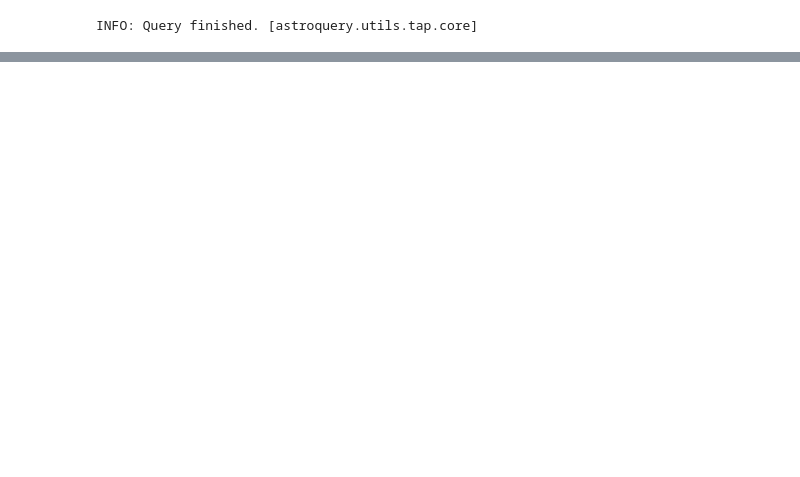
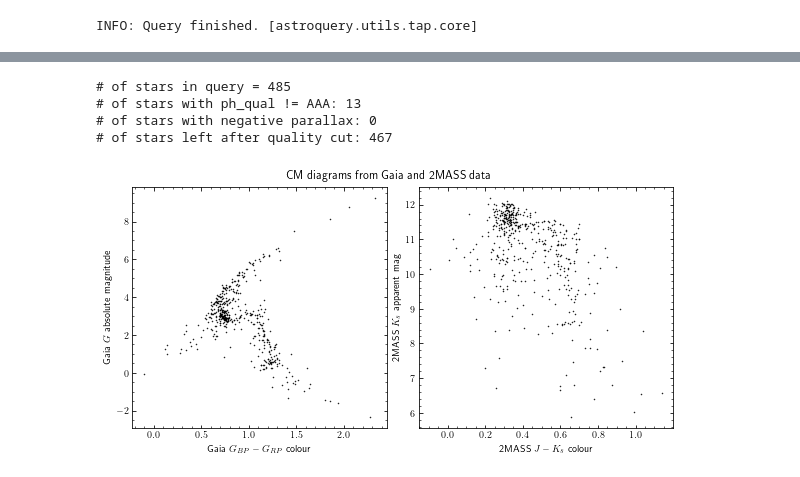
Before and after one commit to BBurgessASTR/ANU_ASTR4004, a Jupyter notebook: Assignment_3_Q2.ipynb, the cells around one changed output, grey strips where cells are left out. Saved outputs shown, nothing was run; the diff lists cells and outputs as text; code cells hidden in the pictures; blank space fills up the shorter version.

```diff
--- a/Assignment_3_Q2.ipynb
+++ b/Assignment_3_Q2.ipynb
@@ -79,0 +28,46 @@ Table length=485
+# %%
+# Determine # of stars in query:
+n_stars = len(gaia)
+print(f'# of stars in query = {n_stars}')
+
+# Determine # of stars with 2MASS ph_qual != 'AAA'
+n_stars_ph_qual = len(gaia[gaia['ph_qual'] != 'AAA'])
+print(f'# of stars with ph_qual != AAA: {n_stars_ph_qual}')
+
+# Determine stars with negative parallax
+n_stars_minus_parallax = len(gaia[gaia['parallax'] <= 0])
+print(f'# of stars with negative parallax: {n_stars_minus_parallax}')
+
+# Apply quality cuts from above
+gaia_mod = gaia[(gaia['ph_qual'] == 'AAA') & (gaia['parallax'] > 0)]
+print(f'# of stars left after quality cut: {len(gaia_mod)}')
+# %% [output]
+# of stars in query = 485
+# of stars with ph_qual != AAA: 13
+# of stars with negative parallax: 0
+# of stars left after quality cut: 467
+# %%
+## Gaia CM diagram parameters
+gaia_bp_rp_colour = gaia_mod['phot_bp_mean_mag']-gaia_mod['phot_rp_mean_mag'] # bp-rp colour
+
+# Absolute G mag
+distance_in_pc = 1/(gaia_mod['parallax']*10**(-3))
+distance_mod = 5*np.log10(distance_in_pc/10)
+abs_g_mag = gaia_mod['phot_g_mean_mag'] - distance_mod
+
+## 2MASS CM diagram parameters
+tmass_J_Ks_colour = gaia_mod['j_m'] - gaia_mod['ks_m']
+app_j_mag = gaia_mod['j_m']
+
+fig, (ax1, ax2) = plt.subplots(1, 2, figsize=(8,4), constrained_layout=True)
+ax1.scatter(gaia_bp_rp_colour, abs_g_mag, s=1, marker='.')
+ax1.set_xlabel(r'Gaia $G_{BP} - G_{RP}$ colour')
+ax1.set_ylabel(r'Gaia $G$ absolute magnitude')
+ax2.scatter(tmass_J_Ks_colour, app_j_mag, s=1, marker='.')
+ax2.set_xlabel(r'2MASS $J-K_s$ colour')
+ax2.set_ylabel(r'2MASS $K_s$ apparent mag')
+fig.suptitle('CM diagrams from Gaia and 2MASS data')
+plt.savefig('./figures/cmds M67.png', dpi=200, bbox_inches='tight')
+plt.show()
+# %% [output]
+[figure, added]
```
Also changed, not shown: parts of 7 cells of this notebook, 5 other files.
